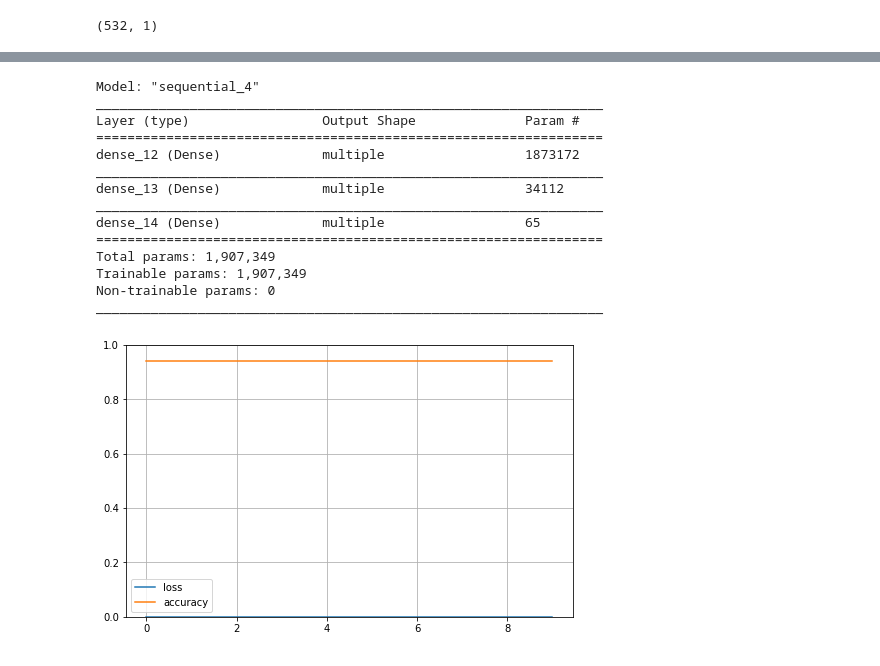
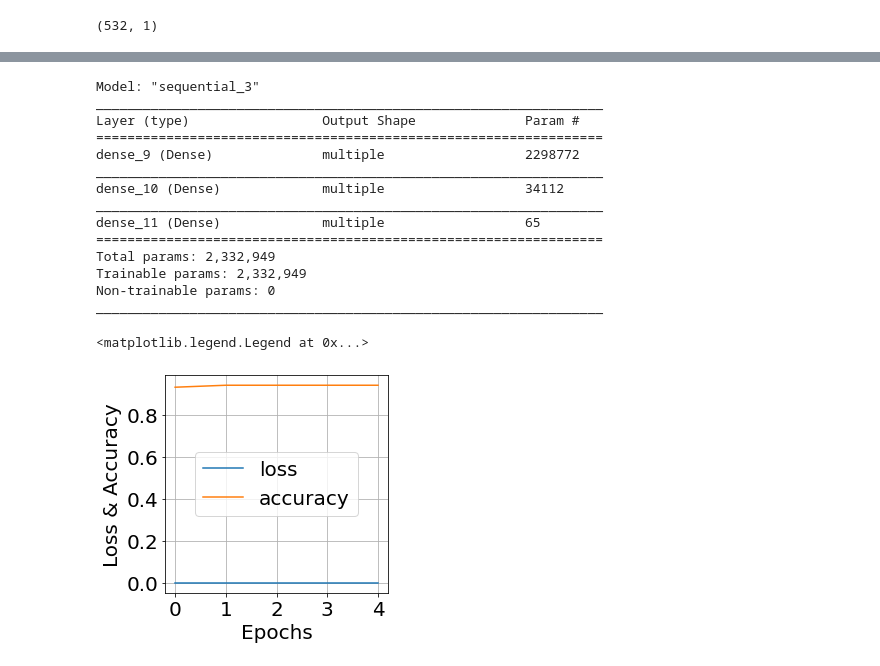
Before and after one commit to aarojas20/Firearm_Detection, a Jupyter notebook: notebooks/4. First Model.ipynb, the cells around one changed output, grey strips where cells are left out. Drawn from its saved outputs; the diff is of its cells as text; code cells hidden in the pictures.

Commit message:
Compare two initial models of Log.Reg. and NN

```diff
--- a/notebooks/4. First Model.ipynb
+++ b/notebooks/4. First Model.ipynb
@@ -27,6 +43,6 @@ print(ESC50_MFCC_train_truncate.shape)
 # %% [markdown]
 Next, I will merge the two into one and then also instantiate an output vector.
 # %%
-X_train=np.concatenate((ESC50_MFCC_train_truncate,firearm_MFCC_train),axis=0)
+X_train=np.concatenate((ESC50_MFCC_train,firearm_MFCC_train),axis=0)
 print(X_train.shape)
 # %% [output]
@@ -38,0 +57,3 @@ print(Y_train.shape)
+# %%
+clf = LogisticRegression(max_iter=1000)
+clf.fit(X_train, Y_train.ravel())
@@ -38,0 +77,12 @@ print(Y_train.shape)
+# %%
+train_data=np.concatenate((X_train,Y_train),axis=1)
+np.random.shuffle(train_data) # shuffle the rows
+print(train_data.shape)
+X_train_rand=train_data[:,:4320]
+print(X_train_rand.shape)
+Y_train_rand=train_data[:,4320]
+print(Y_train_rand.shape)
+
+clf = LogisticRegression(max_iter=1000)
+clf.fit(X_train_rand, Y_train_rand)
+clf.score(X_train_rand,Y_train_rand)
@@ -46,12 +253,12 @@ NN = tf.keras.Sequential()
 NN.add(layers.Dense(532, activation='relu'))
 # Add another:
 NN.add(layers.Dense(64, activation='relu'))
-# Add an output layer with 2 output units:
+# Add an output layer with 1 output units:
 NN.add(layers.Dense(1))
 
 NN.compile(optimizer=tf.keras.optimizers.Adam(0.01),
               loss=tf.keras.losses.CategoricalCrossentropy(from_logits=True),
               metrics=['accuracy'])
 
-history=NN.fit(X_train, Y_train, epochs=10, batch_size=32)
+history=NN.fit(X_train_rand, Y_train_rand, epochs=5, batch_size=32)
 # %% [output]
@@ -78,24 +275,26 @@ Epoch 10/10
 # %%
 NN.summary()
 # %% [output]
-Model: "sequential_4"
+Model: "sequential_3"
 _________________________________________________________________
 Layer (type)                 Output Shape              Param #
 =================================================================
-dense_12 (Dense)             multiple                  1873172
+dense_9 (Dense)              multiple                  2298772
 _________________________________________________________________
-dense_13 (Dense)             multiple                  34112
+dense_10 (Dense)             multiple                  34112
 _________________________________________________________________
-dense_14 (Dense)             multiple                  65
+dense_11 (Dense)             multiple                  65
 =================================================================
-Total params: 1,907,349
-Trainable params: 1,907,349
+Total params: 2,332,949
+Trainable params: 2,332,949
 Non-trainable params: 0
 _________________________________________________________________
 # %%
-pd.DataFrame(history.history).plot(figsize=(8,5))
+pd.DataFrame(history.history).plot(figsize=(4,4),fontsize=20)
 plt.grid(True)
-plt.gca().set_ylim(0,1)
-plt.show();
+plt.xlabel('Epochs',fontsize=20)
+plt.ylabel('Loss & Accuracy',fontsize=20)
+plt.legend(fontsize=20,loc='center')
 # %% [output]
+<matplotlib.legend.Legend at 0x...>
-[figure, old version]
+[figure, new version]
```
Also changed, not shown: parts of 42 cells of this notebook.
